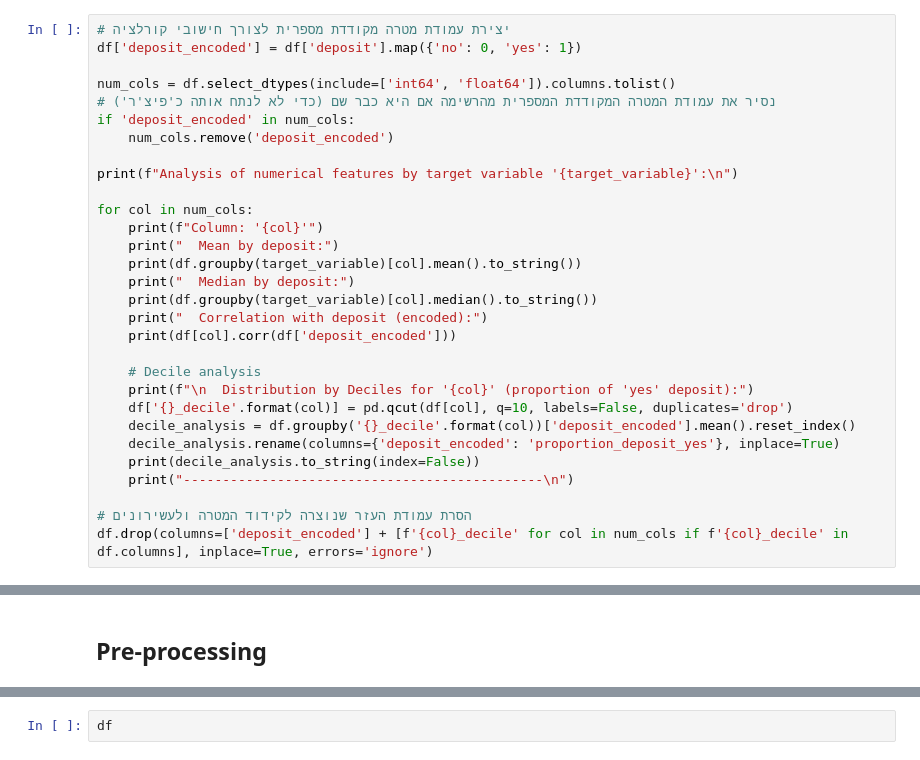
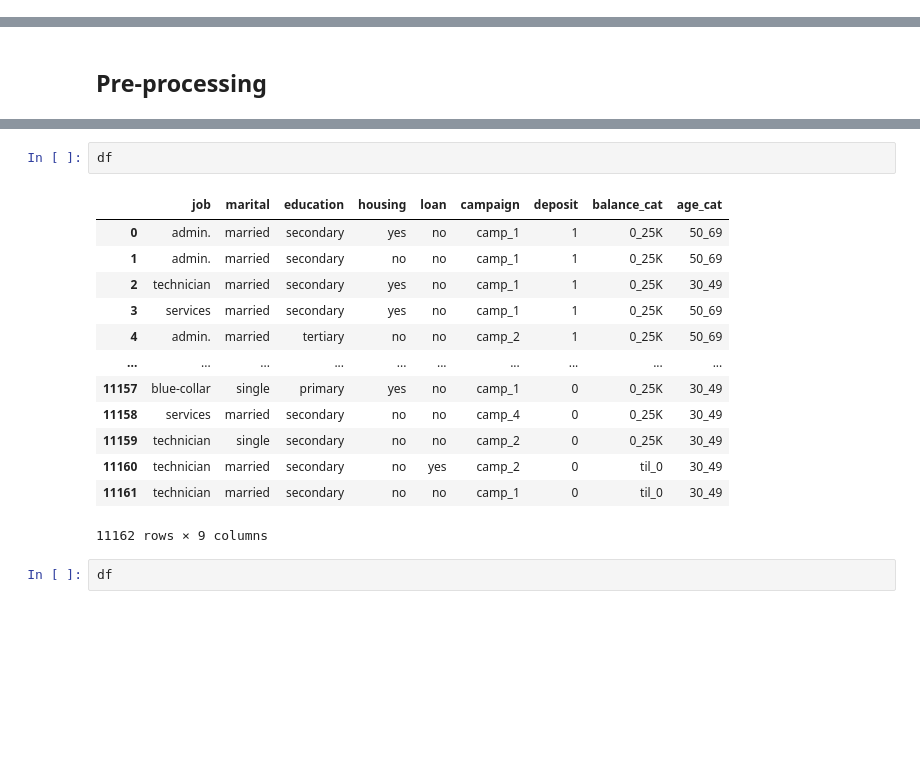
Before and after one commit to Tlevi308/DS_PROJECTS, a Jupyter notebook: Logistic_Regression.ipynb, the cells around one changed output, grey strips where cells are left out. Drawn from its saved outputs; the diff is of its cells as text; blank space fills up the shorter version.

```diff
--- a/Logistic_Regression.ipynb
+++ b/Logistic_Regression.ipynb
@@ -528,33 +519,3 @@ Column: 'marital'
 ### 9. Continuous Features Analysis by Target Variable (ניתוח משתנים רציפים לפי משתנה מטרה)
 
 נבחן את המאפיינים הסטטיסטיים של המשתנים הרציפים (ממוצע, חציון, קורלציה) ואת התפלגותם לפי עשירונים, הכל ביחס למשתנה המטרה `deposit` (האם הלקוח ביצע הפקדה - 'yes' או 'no').
-# %%
-# יצירת עמודת מטרה מקודדת מספרית לצורך חישובי קורלציה
-df['deposit_encoded'] = df['deposit'].map({'no': 0, 'yes': 1})
-
-num_cols = df.select_dtypes(include=['int64', 'float64']).columns.tolist()
-# נסיר את עמודת המטרה המקודדת המספרית מהרשימה אם היא כבר שם (כדי לא לנתח אותה כ'פיצ'ר')
-if 'deposit_encoded' in num_cols:
-    num_cols.remove('deposit_encoded')
-
-print(f"Analysis of numerical features by target variable '{target_variable}':\n")
-
-for col in num_cols:
-    print(f"Column: '{col}'")
-    print("  Mean by deposit:")
-    print(df.groupby(target_variable)[col].mean().to_string())
-    print("  Median by deposit:")
-    print(df.groupby(target_variable)[col].median().to_string())
-    print("  Correlation with deposit (encoded):")
-    print(df[col].corr(df['deposit_encoded']))
-
-    # Decile analysis
-    print(f"\n  Distribution by Deciles for '{col}' (proportion of 'yes' deposit):")
-    df['{}_decile'.format(col)] = pd.qcut(df[col], q=10, labels=False, duplicates='drop')
-    decile_analysis = df.groupby('{}_decile'.format(col))['deposit_encoded'].mean().reset_index()
-    decile_analysis.rename(columns={'deposit_encoded': 'proportion_deposit_yes'}, inplace=True)
-    print(decile_analysis.to_string(index=False))
-    print("----------------------------------------------\n")
-
-# הסרת עמודת העזר שנוצרה לקידוד המטרה ולעשירונים
-df.drop(columns=['deposit_encoded'] + [f'{col}_decile' for col in num_cols if f'{col}_decile' in df.columns], inplace=True, errors='ignore')
@@ -593,3 +524,19 @@ display(df.head())
+# %%
+df
+# %% [output]
+|  | job | marital | education | housing | loan | campaign | deposit | balance_cat | age_cat |
+| 0 | admin. | married | secondary | yes | no | camp_1 | 1 | 0_25K | 50_69 |
+| 1 | admin. | married | secondary | no | no | camp_1 | 1 | 0_25K | 50_69 |
+| 2 | technician | married | secondary | yes | no | camp_1 | 1 | 0_25K | 30_49 |
+| 3 | services | married | secondary | yes | no | camp_1 | 1 | 0_25K | 50_69 |
+| 4 | admin. | married | tertiary | no | no | camp_2 | 1 | 0_25K | 50_69 |
+| ... | ... | ... | ... | ... | ... | ... | ... | ... | ... |
+| 11157 | blue-collar | single | primary | yes | no | camp_1 | 0 | 0_25K | 30_49 |
+| 11158 | services | married | secondary | no | no | camp_4 | 0 | 0_25K | 30_49 |
+| 11159 | technician | single | secondary | no | no | camp_2 | 0 | 0_25K | 30_49 |
+| 11160 | technician | married | secondary | no | yes | camp_2 | 0 | til_0 | 30_49 |
+| 11161 | technician | married | secondary | no | no | camp_1 | 0 | til_0 | 30_49 |
+11162 rows × 9 columns
 # %%
 df
 # %% [output]
```
Also changed, not shown: parts of 11 cells of this notebook.
